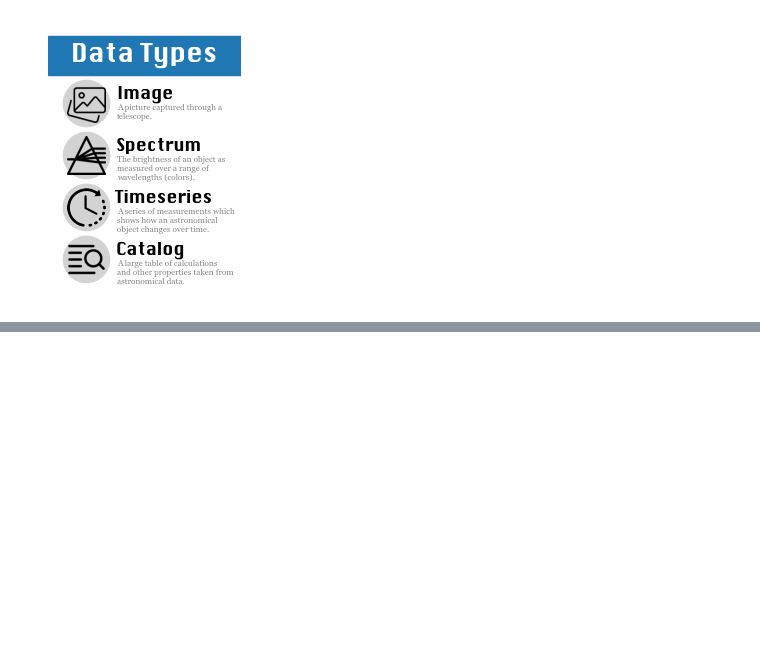
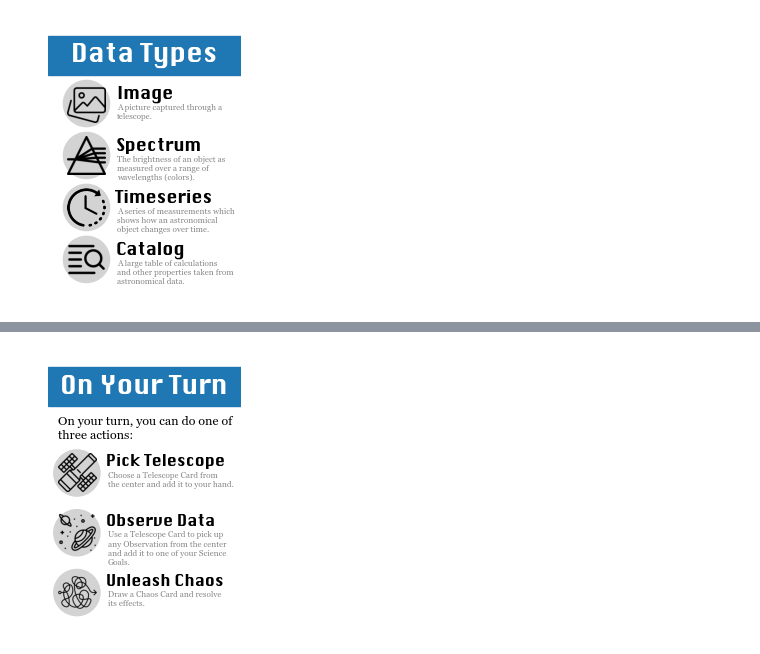
Before and after one commit to spacetelescope/mast-match, a Jupyter notebook: card_art/rule_and_telescope_card_generator.ipynb, the cells around one changed output, grey strips where cells are left out. Saved outputs shown, nothing was run; the diff lists cells and outputs as text; code cells hidden in the pictures; blank space fills up the shorter version.

```diff
--- a/card_art/rule_and_telescope_card_generator.ipynb
+++ b/card_art/rule_and_telescope_card_generator.ipynb
@@ -146,3 +148,68 @@ plt.show()
+# %%
+fig, ax = plt.subplots()
+fig.set_size_inches((2.5,3.5))
+
+
+# stripe
+stripe = plt.Rectangle((0,1150), 1200, 200,color='tab:blue')
+ax.add_patch(stripe)
+
+
+choices = [{"name" : "Pick Telescope",
+            "description": "Choose a Telescope Card from \nthe center and add it to your hand.",
+            "icon": "telescope.png"},
+            {"name" :"Observe Data",
+             "description": "Use a Telescope Card to pick up \nany Observation from the center \nand add it to one of your Science \nGoals.",
+             "icon": "space.png"},
+            {"name" :"Unleash Chaos",
+             "description": "Draw a Chaos Card and resolve \nits effects.",
+             "icon": "chaos.png"},
+
+]
+
+for i,dtype in enumerate(choices):
+    name = dtype["name"]
+    x,y = 100,(650-(115*i*2.7))
+    # Add circle
+    circle = plt.Circle((x+50, y+150), 120, color='lightgray', zorder=1)
+    ax.add_patch(circle)
+    # Add Object Icon
+#     ax.text(x+50, y+150, f"{i+1}",
+#             ha='center', va='center',
+#             font='silom', fontweight='bold', fontsize=16,
+#             color='k',
+#             )
+    icon1 = Image.open(f"icons/{dtype['icon']}").resize((150,150))
+    ax.imshow(icon1, extent=(x-50,x+150,y+50,y+250),zorder=3)
+
+    ax.text(x+200, y+210, name, ha='left', va='center', color='k',
+             fontsize=11, font='silom', fontweight='bold')
+
+    ax.text(x+210, y+160, dtype['description'], ha='left', va='top', color='#888888',
+             fontsize=6, font='Georgia')
+
+
+
+
+# Title Text
+ax.text(500, 1250, 'On Your Turn', ha='center', va='center', color='white',
+             fontsize=18, font='silom', fontweight='bold')
+
+ax.text(50, 1100, 'On your turn, you can do one of \nthree actions:', ha='left', va='top', color='k',
+             fontsize=9, font='Georgia')
+
+
+
+# Additional Formatting
+ax.set_xlim(0,1000)
+ax.set_ylim(0,1400)
+ax.set_axis_off()
+plt.axis('off')
+
+plt.savefig(f'final_cards/rule_cards/RULES_OnYourTurn.png', bbox_inches='tight', pad_inches=0, dpi=300)
+plt.show()
+# %% [output]
+[figure, added]
 # %%
 def make_telescope_card(title, image, wavelength, tel_color):
     '''
```
Also changed, not shown: parts of 3 cells of this notebook, 5 other files.
